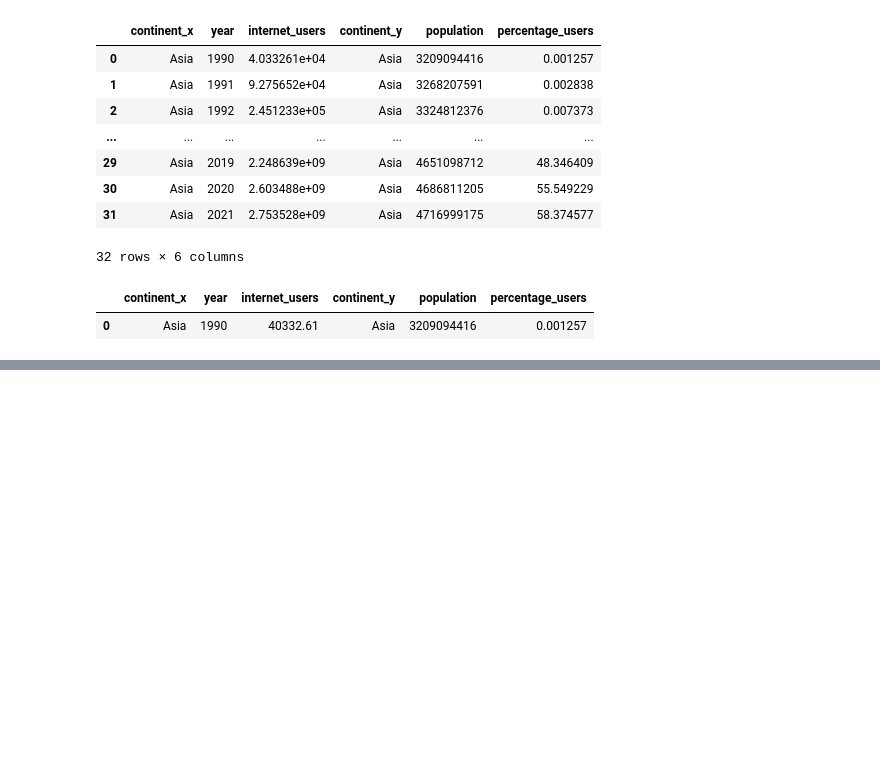
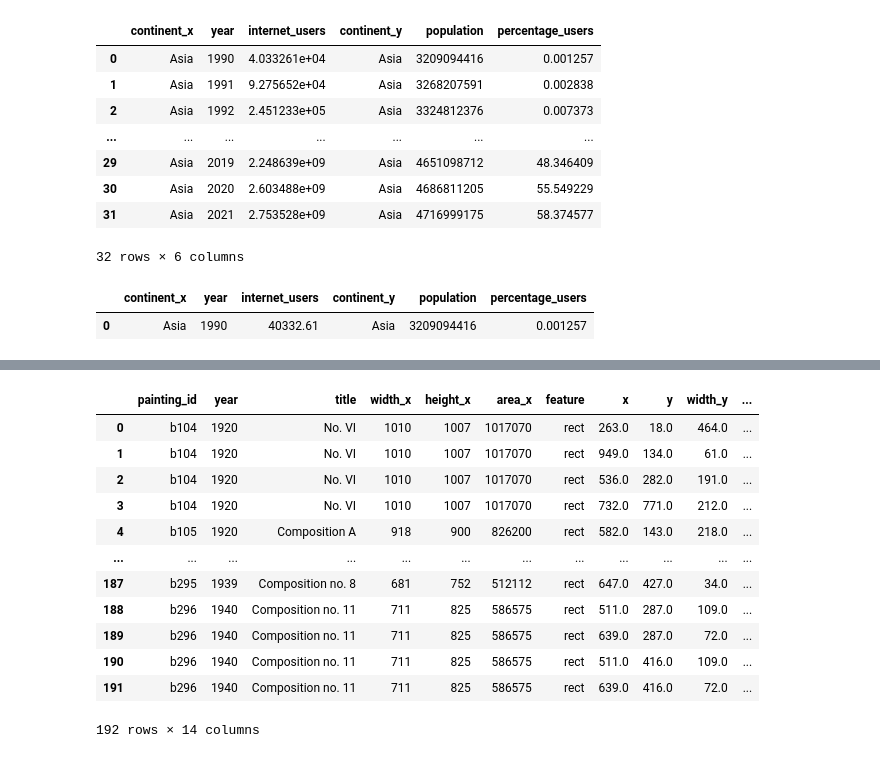
Before and after one commit to Ivon110/Mineria-de-Datos, a Jupyter notebook: mineriacolab1.ipynb, the cells around one changed output, grey strips where cells are left out. Cells and saved outputs as stored; diff of their text form; code cells hidden in the pictures; blank space fills up the shorter version.

```diff
--- a/mineriacolab1.ipynb
+++ b/mineriacolab1.ipynb
@@ -2086,0 +2135,3 @@ merged_df.query('percentage_users > 0').head(1)
+# %%
+painting_info = pd.read_csv('/content/sample_data/mondrian-painting-info.csv')
+painting_info
@@ -2086,0 +2171,4 @@ merged_df.query('percentage_users > 0').head(1)
+# %%
+#Compute the total area of each painting using data from painting_info.
+painting_info['area'] = painting_info.eval('height * width')
+painting_info
@@ -2086,0 +2189,6 @@ merged_df.query('percentage_users > 0').head(1)
+# %%
+#Identify features in the dataset where the color is 'blue'
+mask = features['color'] == 'blue'
+mask
+blue_features = features[mask]
+blue_features
@@ -2086,0 +2209,4 @@ merged_df.query('percentage_users > 0').head(1)
+# %%
+#Calculate the area of these blue features.
+blue_features['area'] = blue_features.eval('height * width')
+blue_features
@@ -2086,0 +2256,17 @@ merged_df.query('percentage_users > 0').head(1)
+# %%
+#Merge this data with painting_info.
+painting_info.merge(blue_features, on='painting_id', how='left')
+# %% [output]
+|  | painting_id | year | title | width_x | height_x | area_x | feature | x | y | width_y | ... |
+| 0 | b104 | 1920 | No. VI | 1010 | 1007 | 1017070 | rect | 263.0 | 18.0 | 464.0 | ... |
+| 1 | b104 | 1920 | No. VI | 1010 | 1007 | 1017070 | rect | 949.0 | 134.0 | 61.0 | ... |
+| 2 | b104 | 1920 | No. VI | 1010 | 1007 | 1017070 | rect | 536.0 | 282.0 | 191.0 | ... |
+| 3 | b104 | 1920 | No. VI | 1010 | 1007 | 1017070 | rect | 732.0 | 771.0 | 212.0 | ... |
+| 4 | b105 | 1920 | Composition A | 918 | 900 | 826200 | rect | 582.0 | 143.0 | 218.0 | ... |
+| ... | ... | ... | ... | ... | ... | ... | ... | ... | ... | ... | ... |
+| 187 | b295 | 1939 | Composition no. 8 | 681 | 752 | 512112 | rect | 647.0 | 427.0 | 34.0 | ... |
+| 188 | b296 | 1940 | Composition no. 11 | 711 | 825 | 586575 | rect | 511.0 | 287.0 | 109.0 | ... |
+| 189 | b296 | 1940 | Composition no. 11 | 711 | 825 | 586575 | rect | 639.0 | 287.0 | 72.0 | ... |
+| 190 | b296 | 1940 | Composition no. 11 | 711 | 825 | 586575 | rect | 511.0 | 416.0 | 109.0 | ... |
+| 191 | b296 | 1940 | Composition no. 11 | 711 | 825 | 586575 | rect | 639.0 | 416.0 | 72.0 | ... |
+192 rows × 14 columns
```
Also changed, not shown: parts of 13 cells of this notebook.
